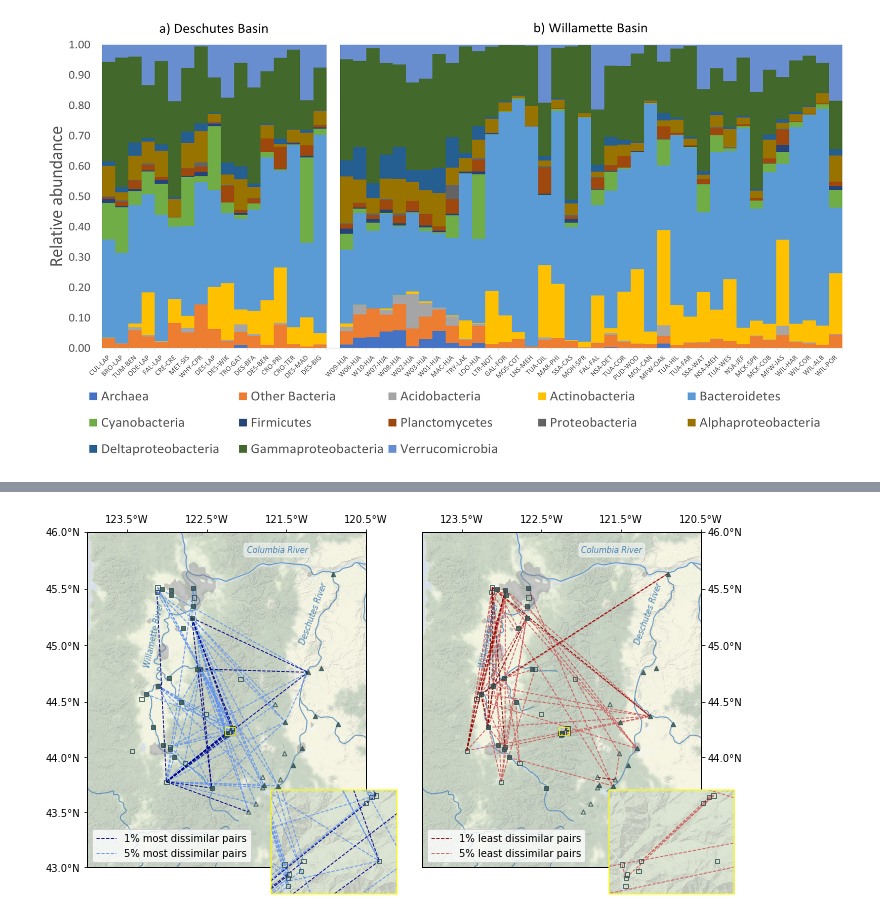
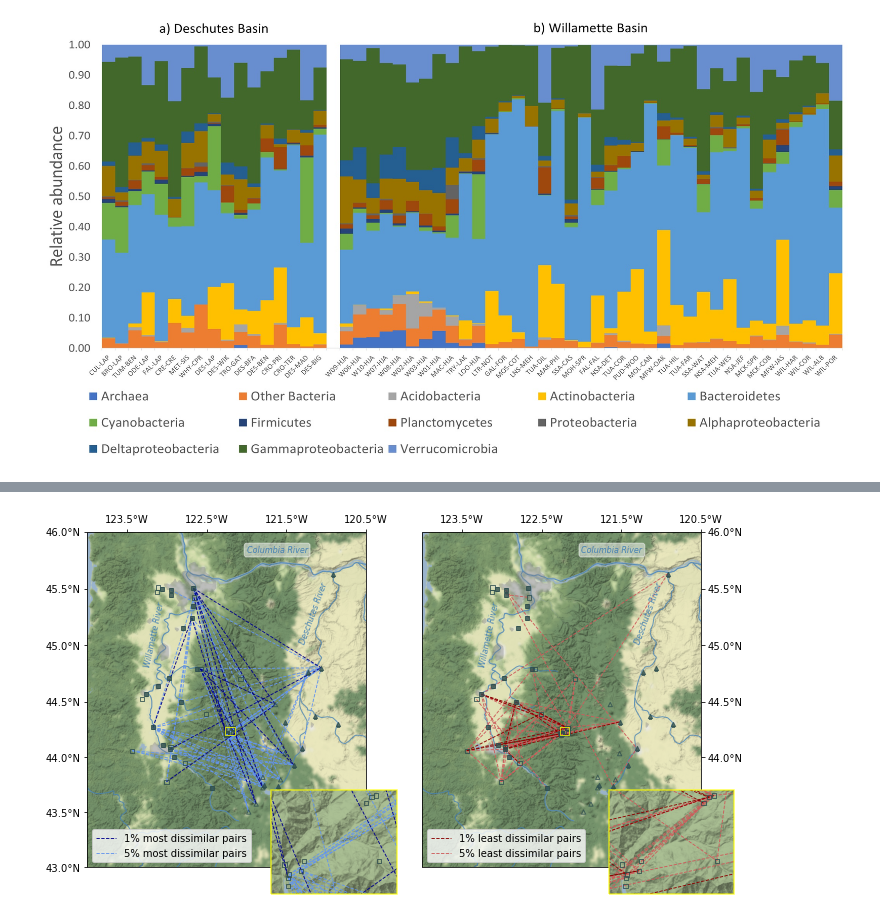
Before and after one commit to uryckid/Microbial_Similarity, a Jupyter notebook: Microbial_Similarity_DRU.ipynb, the cells around one changed output, grey strips where cells are left out. Drawn from its saved outputs; the diff is of its cells as text; code cells hidden in the pictures.

```diff
--- a/Microbial_Similarity_DRU.ipynb
+++ b/Microbial_Similarity_DRU.ipynb
@@ -604,28 +608,28 @@ msize = 55 #scale by drainage area?
 outline = 'whitesmoke'
 
 # Plot two datasets on one scale
-im1 = plt.scatter(X0, Y0, transform=ccrs.Geodetic(), marker = 's', c= Z0, cmap= cmap,
+im1 = plt.scatter(X0, Y0, transform=ccrs.PlateCarree(), marker = 's', c= Z0, cmap= cmap,
                   label = 'Willamette', zorder = 10, s = msize)
 plt.clim(min_, max_)
-plt.scatter(X1,Y1,transform=ccrs.Geodetic(), c=Z1, marker='^', cmap = cmap,
+plt.scatter(X1,Y1,transform=ccrs.PlateCarree(), c=Z1, marker='^', cmap = cmap,
             label = 'Deschutes ', zorder =10, s = msize)
 plt.clim(min_, max_)
 
 for i in range(len(X0)):
     if size_dict[(cur_df_ss_A.iloc[:,cur_df_ss_A.loc['ORREG2 (dimensionless)'].values == 10001.0].columns)[i]]=='sm':
-        plt.scatter(X0[i],Y0[i],transform=ccrs.Geodetic(), edgecolors=outline, facecolors='none',
+        plt.scatter(X0[i],Y0[i],transform=ccrs.PlateCarree(), edgecolors=outline, facecolors='none',
                 marker='s', zorder = 12, s = msize)
 for i in range(len(X1)):
     if size_dict[(cur_df_ss_A.iloc[:,cur_df_ss_A.loc['ORREG2 (dimensionless)'].values == 363.0].columns)[i]]=='sm':
-        plt.scatter(X1[i],Y1[i],transform=ccrs.Geodetic(), edgecolors=outline, facecolors='none',
+        plt.scatter(X1[i],Y1[i],transform=ccrs.PlateCarree(), edgecolors=outline, facecolors='none',
                 marker='^', zorder = 12, s = msize)
 
 plt.plot(-122.6750, 45.5051, marker='', markerfacecolor='k', markersize=6,
-            alpha=0.7, transform=ccrs.Geodetic(), zorder = 11)
+            alpha=0.7, transform=ccrs.PlateCarree(), zorder = 11)
 plt.plot(-121.3153, 44.0582, marker='', markerfacecolor='k', markersize=8,
-            alpha=0.7, transform=ccrs.Geodetic(), zorder = 11)
+            alpha=0.7, transform=ccrs.PlateCarree(), zorder = 11)
 
-geodetic_transform = ccrs.Geodetic()._as_mpl_transform(ax)
+geodetic_transform = ccrs.PlateCarree()._as_mpl_transform(ax)
 
 text_transform = offset_copy(geodetic_transform, units='dots', x=+450)
 ax.text(-122.6750, 45.5051, u'Portland',
@@ -670,7 +674,7 @@ ax3.add_image(stamen_terrain, 11)
 ip = InsetPosition(ax, [0.66, -0.05, inset_size, inset_size])
 ax3.set_axes_locator(ip)
 
-ax3.scatter(X0, Y0, transform=ccrs.Geodetic(), marker = 's', c= Z0, cmap= cmap, edgecolors=outline,
+ax3.scatter(X0, Y0, transform=ccrs.PlateCarree(), marker = 's', c= Z0, cmap= cmap, edgecolors=outline,
             label = 'Willamette', zorder = 10, s = msize)
 
 nvert = 100
@@ -706,7 +710,7 @@ ax.xaxis.set_major_formatter(lon_formatter)
 ax.yaxis.set_major_formatter(lat_formatter)
 ax.xaxis.tick_top()
 
-plt.savefig('FIGS/FIG1.jpg', dpi=600)
+plt.savefig('FIGS/FIG_1.jpg', dpi=600)
 # %% [output]
 [figure]
 # %%
@@ -1054,7 +1058,7 @@ Z1 = cur_df_ss_A.iloc[:,cur_df_ss_A.loc['ORREG2 (dimensionless)'].values == 363.
 ax1 = fig.add_subplot(1, 2, 1, projection=stamen_terrain.crs)
 extent = [-124.0, -120.5, 43.0, 46.0]
 ax1.set_extent(extent)
-ax1.add_image(stamen_terrain, 8, alpha = 0.4)
+ax1.add_image(stamen_terrain, 8)
 ax1.add_feature(cfeature.NaturalEarthFeature('physical', 'rivers_north_america', '10m'), facecolor='None', edgecolor='steelblue', alpha = 0.8)
 ax1.add_feature(cfeature.NaturalEarthFeature('physical', 'rivers_lake_centerlines', '10m'), facecolor='None', edgecolor='steelblue', alpha = 0.8)
 ax1.add_feature(cfeature.NaturalEarthFeature('cultural', 'urban_areas', '10m'), facecolor='grey', alpha=0.4)
@@ -1071,7 +1075,7 @@ lonmin, lonmax, latmin, latmax = ins_extent
 ax3.set_extent(ins_extent)
 effect = Stroke(linewidth=1.5, foreground='yellow', alpha=0.7)
 ax3.outline_patch.set_path_effects([effect])
-ax3.add_image(stamen_terrain, 12, alpha = 0.4)
+ax3.add_image(stamen_terrain, 12)
 
 ip = InsetPosition(ax1, [0.66, -0.15, inset_size, inset_size])
 ax3.set_axes_locator(ip)
@@ -1089,15 +1093,15 @@ ax1.add_geometries([ring], ccrs.PlateCarree(),
                    facecolor='none', edgecolor='yellow', linewidth=0.75, zorder = 5)
 
 for index, row in top_05.iterrows():
-    ax1.plot([row.lon1, row.lon2], [row.lat1, row.lat2], transform=ccrs.Geodetic(),
+    ax1.plot([row.lon1, row.lon2], [row.lat1, row.lat2], transform=ccrs.PlateCarree(),
              color='cornflowerblue', ls = 'dashed', linewidth=0.9)
-    ax3.plot([row.lon1, row.lon2], [row.lat1, row.lat2], transform=ccrs.Geodetic(),
+    ax3.plot([row.lon1, row.lon2], [row.lat1, row.lat2], transform=ccrs.PlateCarree(),
              color='cornflowerblue', ls = 'dashed', linewidth=0.9)
 
 for index, row in top_01.iterrows():
-    ax1.plot([row.lon1, row.lon2], [row.lat1, row.lat2], transform=ccrs.Geodetic(),
+    ax1.plot([row.lon1, row.lon2], [row.lat1, row.lat2], transform=ccrs.PlateCarree(),
              color='darkblue', ls = 'dashed', linewidth=0.9)
-    ax3.plot([row.lon1, row.lon2], [row.lat1, row.lat2], transform=ccrs.Geodetic(),
+    ax3.plot([row.lon1, row.lon2], [row.lat1, row.lat2], transform=ccrs.PlateCarree(),
              color='darkblue', ls = 'dashed', linewidth=0.9)
 
 # Add legend
@@ -1108,7 +1112,7 @@ ax1.legend(handles=legend_elements, loc='lower left')
 # Most different
 ax2 = fig.add_subplot(1, 2, 2, projection=stamen_terrain.crs)
 ax2.set_extent([-124.0, -120.5, 43.0, 46.0], )
-ax2.add_image(stamen_terrain, 8, alpha = 0.4)
+ax2.add_image(stamen_terrain, 8)
 ax2.add_feature(cfeature.NaturalEarthFeature('physical', 'rivers_north_america', '10m'), facecolor='None', edgecolor='steelblue', alpha = 0.8)
 ax2.add_feature(cfeature.NaturalEarthFeature('physical', 'rivers_lake_centerlines', '10m'), facecolor='None', edgecolor='steelblue', alpha = 0.8)
 ax2.add_feature(cfeature.NaturalEarthFeature('cultural', 'urban_areas', '10m'), facecolor='grey', alpha=0.4)
@@ -1117,7 +1121,7 @@ ax2.add_feature(cfeature.NaturalEarthFeature('cultural', 'urban_areas', '10m'),
 ax4 = plt.axes([1, 1, 1, 1], projection=stamen_terrain.crs)
 ax4.set_extent(ins_extent)
 ax4.outline_patch.set_path_effects([effect])
-ax4.add_image(stamen_terrain, 12, alpha = 0.4)
+ax4.add_image(stamen_terrain, 12)
 ip2 = InsetPosition(ax1, [1.87, -0.15, inset_size, inset_size])
 ax4.set_axes_locator(ip2)
 
@@ -1126,66 +1130,66 @@ ax2.add_geometries([ring], ccrs.PlateCarree(),
 
 # Plot data
 for index, row in bot_05.iterrows():
-    ax2.plot([row.lon1, row.lon2], [row.lat1, row.lat2], transform=ccrs.Geodetic(),
+    ax2.plot([row.lon1, row.lon2], [row.lat1, row.lat2], transform=ccrs.PlateCarree(),
              color='indianred', ls = 'dashed', linewidth=0.9)
-    ax4.plot([row.lon1, row.lon2], [row.lat1, row.lat2], transform=ccrs.Geodetic(),
+    ax4.plot([row.lon1, row.lon2], [row.lat1, row.lat2], transform=ccrs.PlateCarree(),
              color='indianred', ls = 'dashed', linewidth=0.9)
 for index, row in bot_01.iterrows():
-    ax2.plot([row.lon1, row.lon2], [row.lat1, row.lat2], transform=ccrs.Geodetic(),
+    ax2.plot([row.lon1, row.lon2], [row.lat1, row.lat2], transform=ccrs.PlateCarree(),
              color='darkred', ls = 'dashed', linewidth=0.9)
-    ax4.plot([row.lon1, row.lon2], [row.lat1, row.lat2], transform=ccrs.Geodetic(),
+    ax4.plot([row.lon1, row.lon2], [row.lat1, row.lat2], transform=ccrs.PlateCarree(),
              color='darkred', ls = 'dashed', linewidth=0.9)
 
 for ax in [ax1, ax2, ax3, ax4]:
     for i in range(len(X0)):
         if size_dict[(cur_df_ss_A.iloc[:,cur_df_ss_A.loc['ORREG2 (dimensionless)'].values == 10001.0].columns)[i]]=='sm':
-            ax.scatter(X0[i],Y0[i],transform=ccrs.Geodetic(), color = 'darkslategrey', facecolors='none',
+            ax.scatter(X0[i],Y0[i],transform=ccrs.PlateCarree(), color = 'darkslategrey', facecolors='none',
                     marker='s', s= 18, zorder = 3, alpha = 0.8)
         else:
-            ax.scatter(X0[i],Y0[i],transform=ccrs.Geodetic(), facecolors='darkslategrey',
+            ax.scatter(X0[i],Y0[i],transform=ccrs.PlateCarree(), facecolors='darkslategrey',
                     marker='s', s= 18, zorder = 3, alpha = 0.8)
     for i in range(len(X1)):
         if size_dict[(cur_df_ss_A.iloc[:,cur_df_ss_A.loc['ORREG2 (dimensionless)'].values == 363.0].columns)[i]]=='sm':
-            ax.scatter(X1[i],Y1[i],transform=ccrs.Geodetic(), color = 'darkslategrey', facecolors='none',
+            ax.scatter(X1[i],Y1[i],transform=ccrs.PlateCarree(), color = 'darkslategrey', facecolors='none',
                     marker='^', s= 18, zorder = 3, alpha = 0.8)
         else:
-            ax.scatter(X1[i],Y1[i],transform=ccrs.Geodetic(), facecolors='darkslategrey',
+            ax.scatter(X1[i],Y1[i],transform=ccrs.PlateCarree(), facecolors='darkslategrey',
                     marker='^', s= 18, zorder = 3, alpha = 0.8)
 
 for ax in [ax1, ax2]:
-    geodetic_transform = ccrs.Geodetic()._as_mpl_transform(ax)
+    geodetic_transform = ccrs.PlateCarree()._as_mpl_transform(ax)
     textsize = 8
     text_transform = offset_copy(geodetic_transform, units='dots', x=0)
     ax.text(-123.3, 44.8, u'Willamette River', va='bottom', ha='left', style='italic',
         rotation = 78, color = 'steelblue', transform=text_transform, fontsize = textsize)
 
     text_transform = offset_copy(geodetic_transform, units='dots', x=0)
     ax.text(-121.35, 45.0, u'Deschutes River', va='bottom', ha='left', style='italic',
         rotation = 70, color = 'steelblue', transform=text_transform, fontsize = textsize)
 
     text_transform = offset_copy(geodetic_transform, units='dots', x=0)
     ax.text(-122.0, 45.8, u'Columbia River', va='bottom', ha='left', style='italic',
         rotation = 0, color = 'steelblue', transform=text_transform, fontsize = textsize,
         bbox=dict(facecolor='white', edgecolor = 'white', alpha=0.5, boxstyle='round'))
 
     ax.set_xticks([-123.5, -122.5, -121.5, -120.5], crs=ccrs.PlateCarree())
     if ax==ax1: ax.set_yticks([43.0, 43.5, 44.0, 44.5, 45.0, 45.5, 46.0], crs=ccrs.PlateCarree())
     else: ax.set_yticks([44.0, 44.5, 45.0, 45.5, 46.0], crs=ccrs.PlateCarree())
     lon_formatter = LongitudeFormatter(number_format='.1f')
     lat_formatter = LatitudeFormatter(number_format='.1f')
     ax.xaxis.set_major_formatter(lon_formatter)
     ax.yaxis.set_major_formatter(lat_formatter)
     ax.xaxis.tick_top()
     if ax == ax2: ax.yaxis.tick_right()
 
 legend_elements = [Line2D([0], [0], color='darkred', linewidth=0.9, ls = 'dashed', label='1% least dissimilar pairs'),
                    Line2D([0], [0], color='indianred', linewidth=0.9, ls = 'dashed', label='5% least dissimilar pairs')]
 ax2.legend(handles=legend_elements, loc='lower left')
 
 plt.savefig('FIGS/FIG4.jpg', dpi=600)
 #plt.show()
 # %% [output]
-[figure, old version]
+[figure, new version]
 # %%
 # Figure 5 - Mean correlation between microbial community composition (Mantel test statistic [r]) for
 # land-cover, geomorphic, and climatic related StreamStats basin characteristics by watershed and in
```
Also changed, not shown: parts of 14 cells of this notebook, 48 other files.
